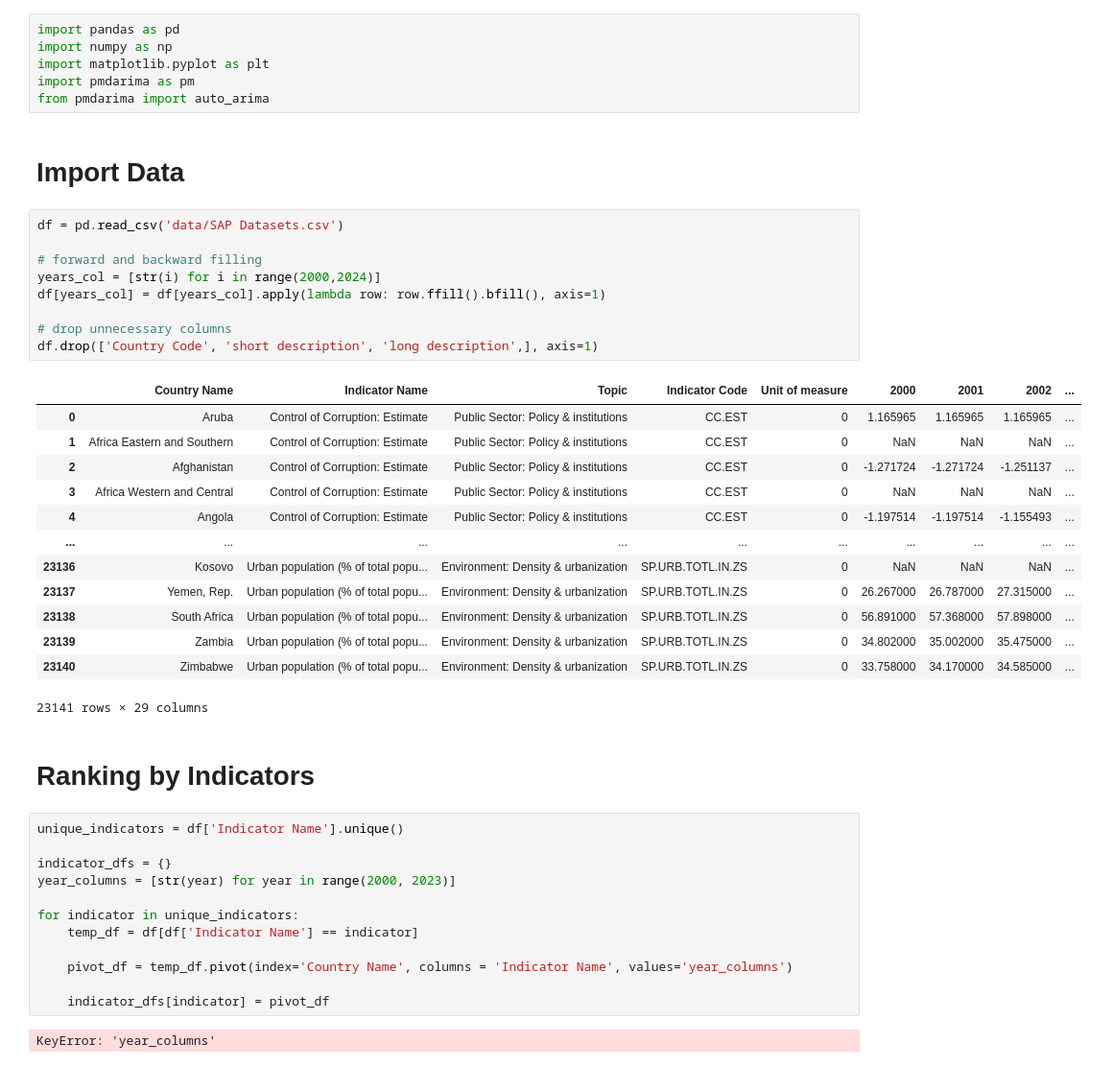
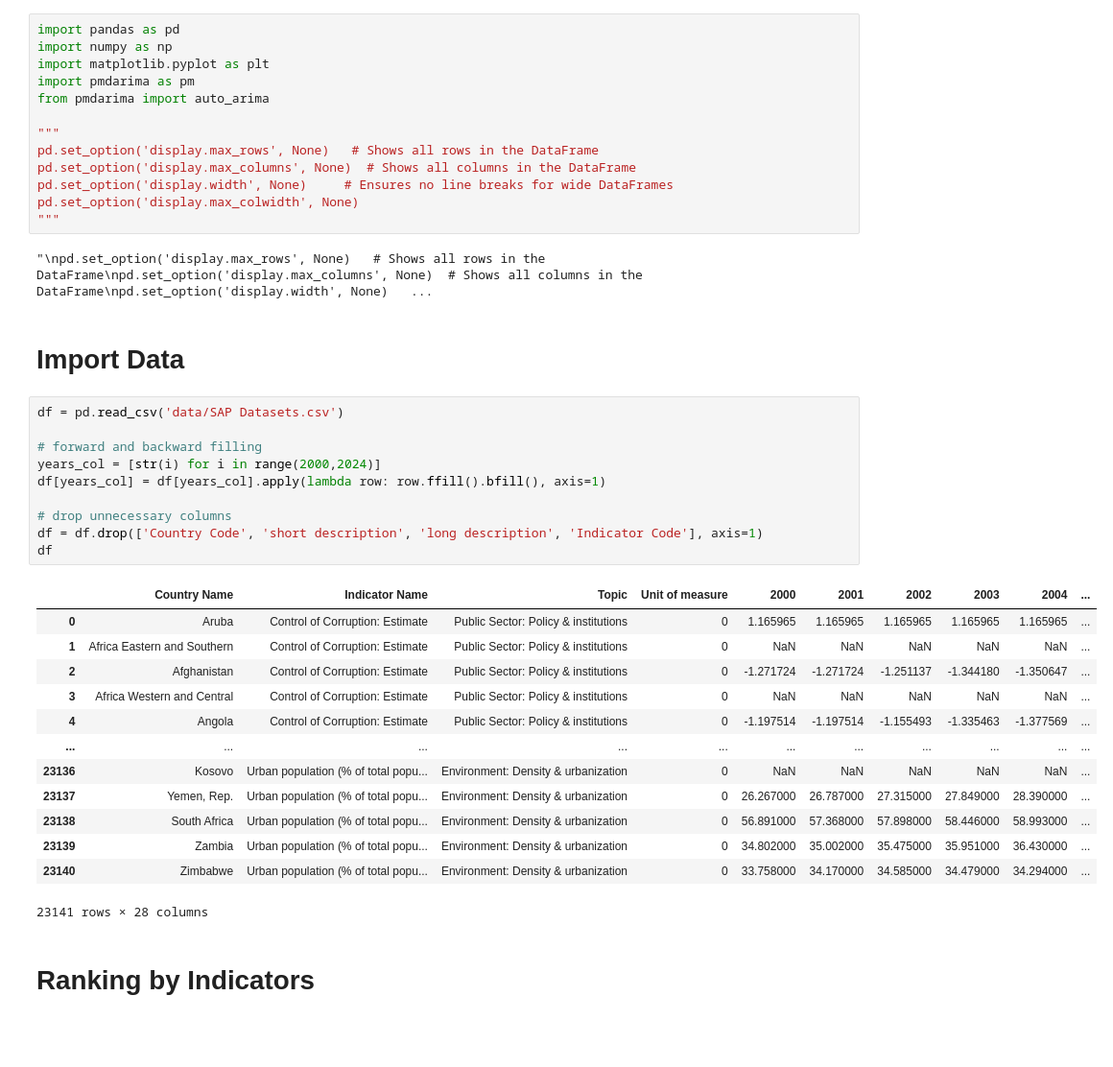
Before and after one commit to paulpark6/SAP_Datathon, a Jupyter notebook: justin.ipynb, the cells around one changed output. Shown at 96% size. Saved outputs shown, nothing was run; the diff lists cells and outputs as text; blank space fills up the shorter version.

```diff
--- a/justin.ipynb
+++ b/justin.ipynb
@@ -4,44 +4,40 @@ import numpy as np
 import matplotlib.pyplot as plt
 import pmdarima as pm
 from pmdarima import auto_arima
+
+"""
+pd.set_option('display.max_rows', None)   # Shows all rows in the DataFrame
+pd.set_option('display.max_columns', None)  # Shows all columns in the DataFrame
+pd.set_option('display.width', None)     # Ensures no line breaks for wide DataFrames
+pd.set_option('display.max_colwidth', None)
+"""
+# %% [output]
+"\npd.set_option('display.max_rows', None)   # Shows all rows in the DataFrame\npd.set_option('display.max_columns', None)  # Shows all columns in the DataFrame\npd.set_option('display.width', None)   ...
 # %% [markdown]
 # Import Data
 # %%
 df = pd.read_csv('data/SAP Datasets.csv')
 
 # forward and backward filling
 years_col = [str(i) for i in range(2000,2024)]
 df[years_col] = df[years_col].apply(lambda row: row.ffill().bfill(), axis=1)
 
 # drop unnecessary columns
-df.drop(['Country Code', 'short description', 'long description',], axis=1)
+df = df.drop(['Country Code', 'short description', 'long description', 'Indicator Code'], axis=1)
+df
 # %% [output]
-|  | Country Name | Indicator Name | Topic | Indicator Code | Unit of measure | 2000 | 2001 | 2002 | ... |
-| 0 | Aruba | Control of Corruption: Estimate | Public Sector: Policy & institutions | CC.EST | 0 | 1.165965 | 1.165965 | 1.165965 | ... |
-| 1 | Africa Eastern and Southern | Control of Corruption: Estimate | Public Sector: Policy & institutions | CC.EST | 0 | NaN | NaN | NaN | ... |
-| 2 | Afghanistan | Control of Corruption: Estimate | Public Sector: Policy & institutions | CC.EST | 0 | -1.271724 | -1.271724 | -1.251137 | ... |
-| 3 | Africa Western and Central | Control of Corruption: Estimate | Public Sector: Policy & institutions | CC.EST | 0 | NaN | NaN | NaN | ... |
-| 4 | Angola | Control of Corruption: Estimate | Public Sector: Policy & institutions | CC.EST | 0 | -1.197514 | -1.197514 | -1.155493 | ... |
-| ... | ... | ... | ... | ... | ... | ... | ... | ... | ... |
-| 23136 | Kosovo | Urban population (% of total popu... | Environment: Density & urbanization | SP.URB.TOTL.IN.ZS | 0 | NaN | NaN | NaN | ... |
-| 23137 | Yemen, Rep. | Urban population (% of total popu... | Environment: Density & urbanization | SP.URB.TOTL.IN.ZS | 0 | 26.267000 | 26.787000 | 27.315000 | ... |
-| 23138 | South Africa | Urban population (% of total popu... | Environment: Density & urbanization | SP.URB.TOTL.IN.ZS | 0 | 56.891000 | 57.368000 | 57.898000 | ... |
-| 23139 | Zambia | Urban population (% of total popu... | Environment: Density & urbanization | SP.URB.TOTL.IN.ZS | 0 | 34.802000 | 35.002000 | 35.475000 | ... |
-| 23140 | Zimbabwe | Urban population (% of total popu... | Environment: Density & urbanization | SP.URB.TOTL.IN.ZS | 0 | 33.758000 | 34.170000 | 34.585000 | ... |
+|  | Country Name | Indicator Name | Topic | Unit of measure | 2000 | 2001 | 2002 | 2003 | 2004 | ... |
+| 0 | Aruba | Control of Corruption: Estimate | Public Sector: Policy & institutions | 0 | 1.165965 | 1.165965 | 1.165965 | 1.165965 | 1.165965 | ... |
+| 1 | Africa Eastern and Southern | Control of Corruption: Estimate | Public Sector: Policy & institutions | 0 | NaN | NaN | NaN | NaN | NaN | ... |
+| 2 | Afghanistan | Control of Corruption: Estimate | Public Sector: Policy & institutions | 0 | -1.271724 | -1.271724 | -1.251137 | -1.344180 | -1.350647 | ... |
+| 3 | Africa Western and Central | Control of Corruption: Estimate | Public Sector: Policy & institutions | 0 | NaN | NaN | NaN | NaN | NaN | ... |
+| 4 | Angola | Control of Corruption: Estimate | Public Sector: Policy & institutions | 0 | -1.197514 | -1.197514 | -1.155493 | -1.335463 | -1.377569 | ... |
+| ... | ... | ... | ... | ... | ... | ... | ... | ... | ... | ... |
+| 23136 | Kosovo | Urban population (% of total popu... | Environment: Density & urbanization | 0 | NaN | NaN | NaN | NaN | NaN | ... |
+| 23137 | Yemen, Rep. | Urban population (% of total popu... | Environment: Density & urbanization | 0 | 26.267000 | 26.787000 | 27.315000 | 27.849000 | 28.390000 | ... |
+| 23138 | South Africa | Urban population (% of total popu... | Environment: Density & urbanization | 0 | 56.891000 | 57.368000 | 57.898000 | 58.446000 | 58.993000 | ... |
+| 23139 | Zambia | Urban population (% of total popu... | Environment: Density & urbanization | 0 | 34.802000 | 35.002000 | 35.475000 | 35.951000 | 36.430000 | ... |
+| 23140 | Zimbabwe | Urban population (% of total popu... | Environment: Density & urbanization | 0 | 33.758000 | 34.170000 | 34.585000 | 34.479000 | 34.294000 | ... |
-23141 rows × 29 columns
+23141 rows × 28 columns
 # %% [markdown]
 # Ranking by Indicators
-# %%
-unique_indicators = df['Indicator Name'].unique()
-
-indicator_dfs = {}
-year_columns = [str(year) for year in range(2000, 2023)]
-
-for indicator in unique_indicators:
-    temp_df = df[df['Indicator Name'] == indicator]
-
-    pivot_df = temp_df.pivot(index='Country Name', columns = 'Indicator Name', values='year_columns')
-
-    indicator_dfs[indicator] = pivot_df
-# %% [output]
-KeyError: 'year_columns'
```
Also changed, not shown: parts of 12 cells of this notebook, 1 other file.
